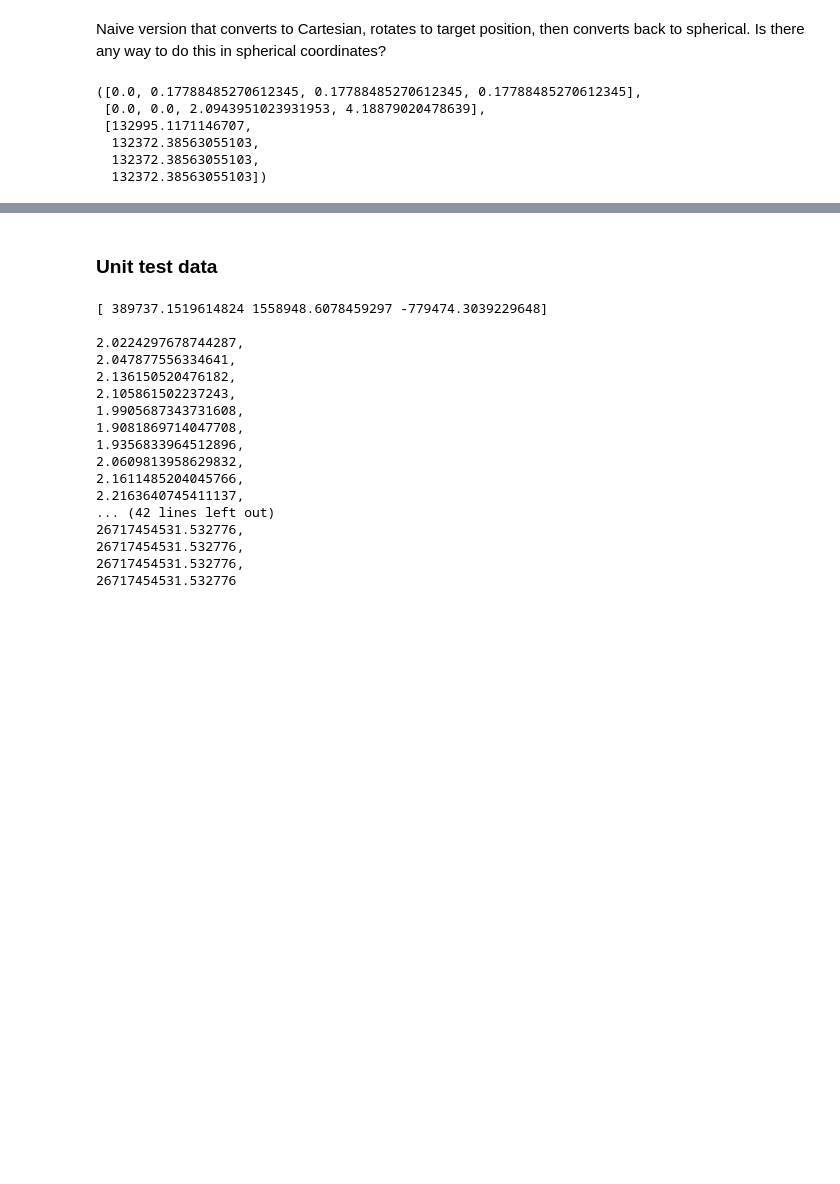
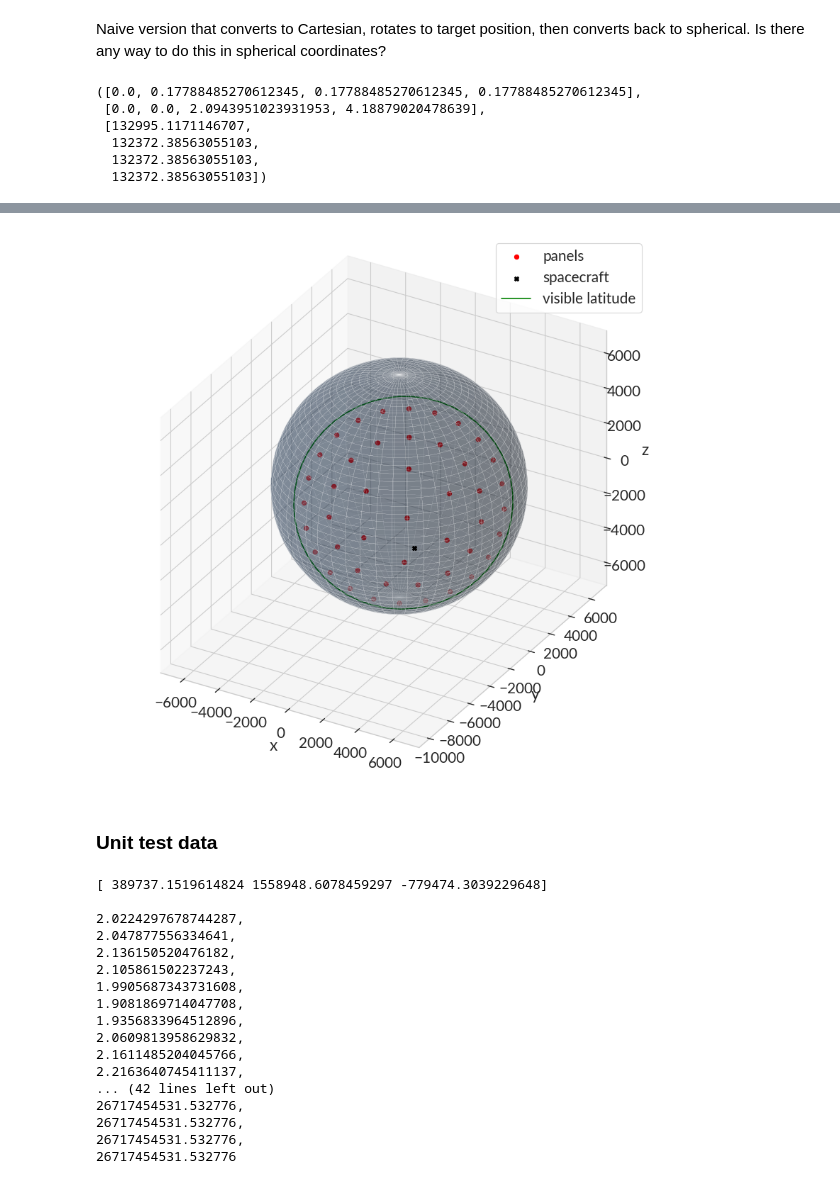
Before and after one commit to DominikStiller/tudelft-hpb-project, a Jupyter notebook: analysis/paneling.ipynb, the cells around one changed output, grey strips where cells are left out. Saved outputs shown, nothing was run; the diff lists cells and outputs as text; code cells hidden in the pictures; blank space fills up the shorter version.

Commit message:
Add example for dynamic paneling

```diff
--- a/analysis/paneling.ipynb
+++ b/analysis/paneling.ipynb
@@ -294,3 +294,7 @@ plot_dynamically_paneled_sphere(generate_panels_knocke_equalangres, [6, 12])
+# %%
+plot_dynamically_paneled_sphere(generate_panels_knocke_equalangres, [6, 15, 24], radius=6378, h=5900)
+# %% [output]
+[figure, added]
 # %% [markdown]
 ### Unit test data
 # %%
```
Also changed, not shown: parts of 3 cells of this notebook.
